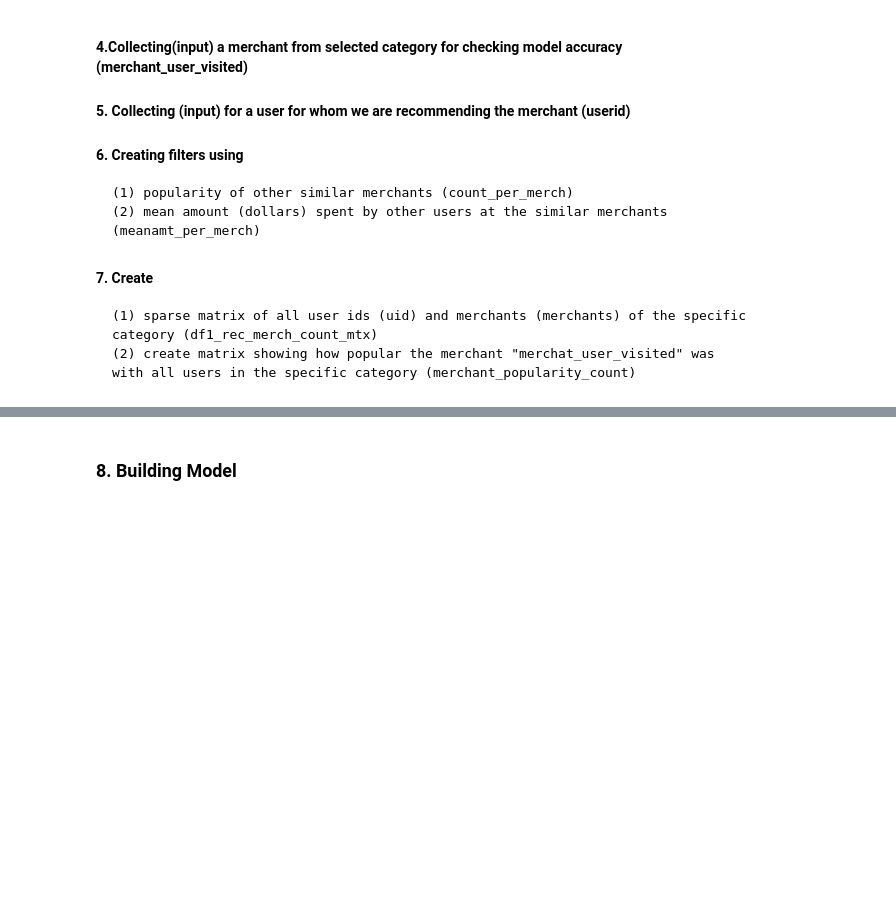
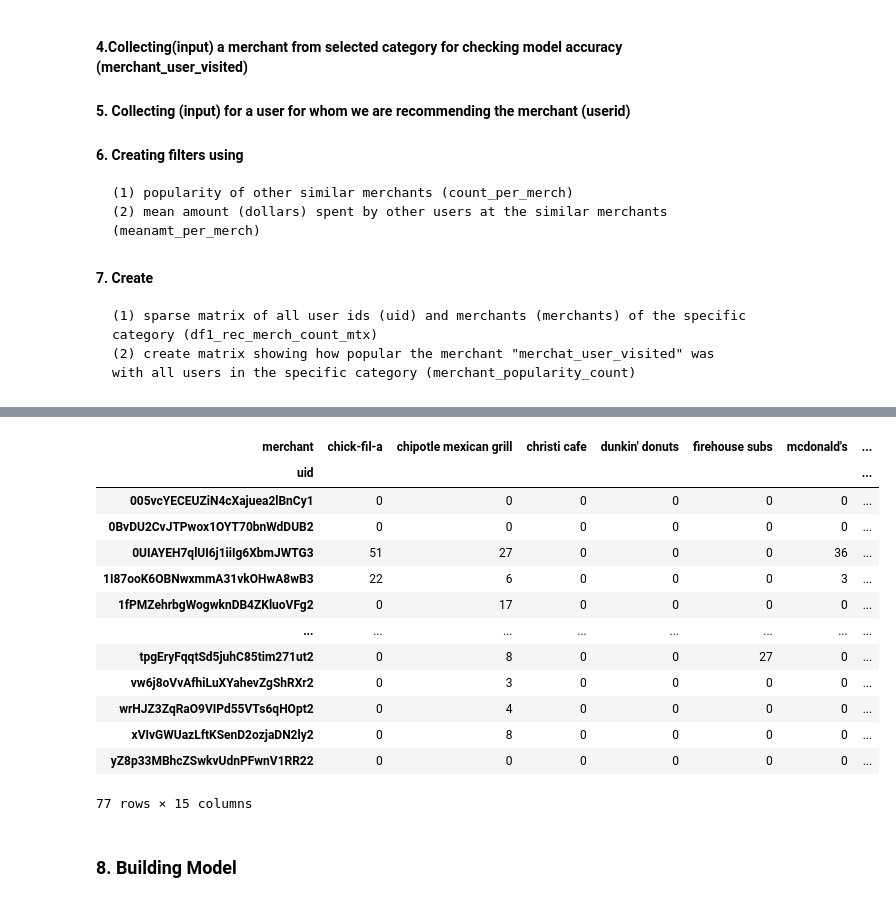
Before and after one commit to fariha23/recommendation_system_creditcard, a Jupyter notebook: notebooks/Recommendation_System_v1.ipynb, the cells around one changed output, grey strips where cells are left out. Cells and saved outputs as stored; diff of their text form; code cells hidden in the pictures; blank space fills up the shorter version.

```diff
--- a/notebooks/Recommendation_System_v1.ipynb
+++ b/notebooks/Recommendation_System_v1.ipynb
@@ -217,5 +240,22 @@ Name: uid, Length: 2678, dtype: objectVu3NDutPceaAEeiGqONoQG7dDou1
 # %%
 df1_rec_merch_count_mtx, merchant_popularity_count = sparseMtx(df1_rec_category,merchant_user_visited)
+# %%
+df1_rec_merch_count_mtx
+# %% [output]
+| merchant | chick-fil-a | chipotle mexican grill | christi cafe | dunkin' donuts | firehouse subs | mcdonald's | ... |
+| uid |  |  |  |  |  |  | ... |
+| 005vcYECEUZiN4cXajuea2lBnCy1 | 0 | 0 | 0 | 0 | 0 | 0 | ... |
+| 0BvDU2CvJTPwox1OYT70bnWdDUB2 | 0 | 0 | 0 | 0 | 0 | 0 | ... |
+| 0UIAYEH7qlUI6j1iiIg6XbmJWTG3 | 51 | 27 | 0 | 0 | 0 | 36 | ... |
+| 1I87ooK6OBNwxmmA31vkOHwA8wB3 | 22 | 6 | 0 | 0 | 0 | 3 | ... |
+| 1fPMZehrbgWogwknDB4ZKluoVFg2 | 0 | 17 | 0 | 0 | 0 | 0 | ... |
+| ... | ... | ... | ... | ... | ... | ... | ... |
+| tpgEryFqqtSd5juhC85tim271ut2 | 0 | 8 | 0 | 0 | 27 | 0 | ... |
+| vw6j8oVvAfhiLuXYahevZgShRXr2 | 0 | 3 | 0 | 0 | 0 | 0 | ... |
+| wrHJZ3ZqRaO9VIPd55VTs6qHOpt2 | 0 | 4 | 0 | 0 | 0 | 0 | ... |
+| xVIvGWUazLftKSenD2ozjaDN2ly2 | 0 | 8 | 0 | 0 | 0 | 0 | ... |
+| yZ8p33MBhcZSwkvUdnPFwnV1RR22 | 0 | 0 | 0 | 0 | 0 | 0 | ... |
+77 rows × 15 columns
 # %% [markdown]
 ### 8. Building Model
 # %% [markdown]
```
Also changed, not shown: parts of 8 cells of this notebook, 1 other file.
